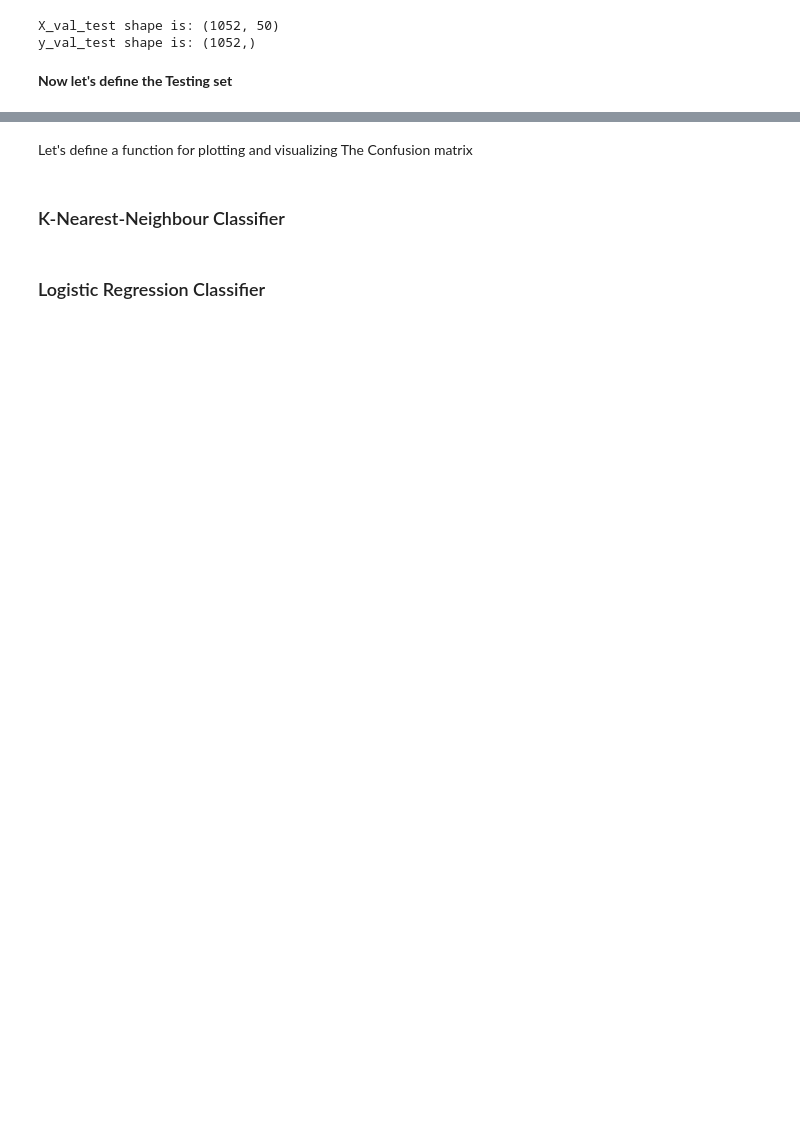
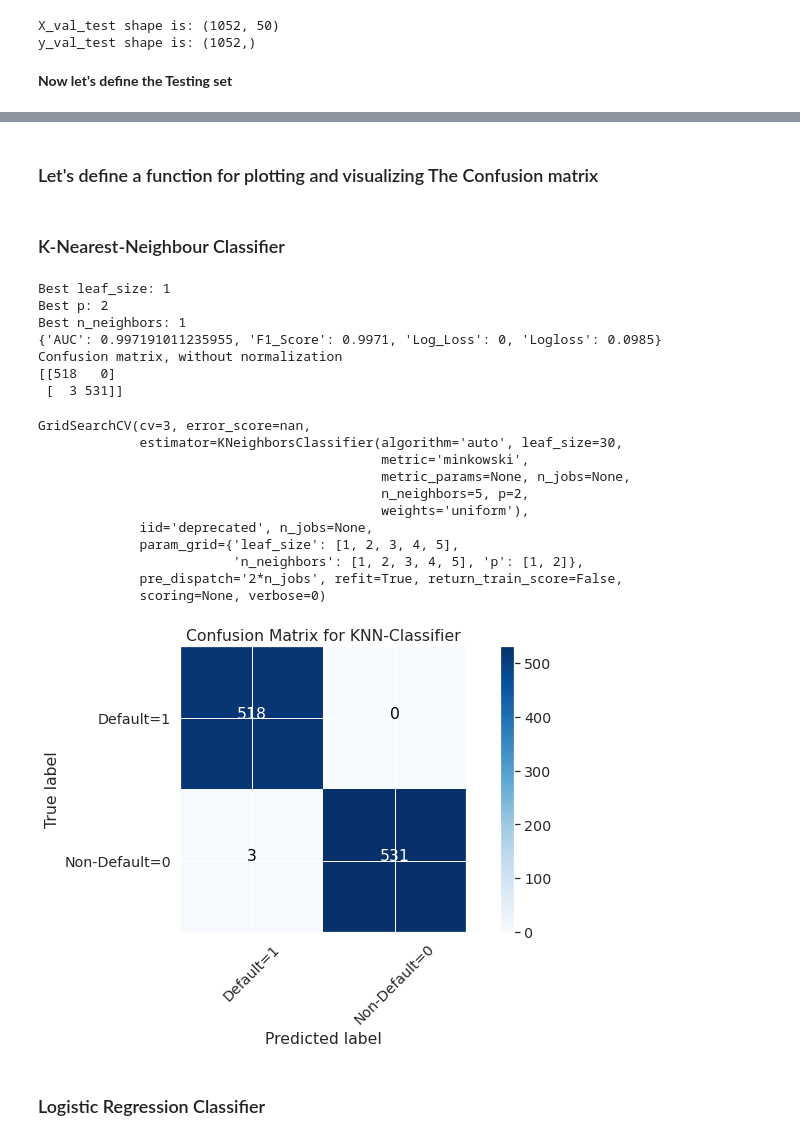
Before and after one commit to Lawrence-Krukrubo/Machine_Learning, a Jupyter notebook: loan_default_classifier.ipynb, the cells around one changed output, grey strips where cells are left out. Cells and saved outputs as stored; diff of their text form; code cells hidden in the pictures; blank space fills up the shorter version.

```diff
--- a/loan_default_classifier.ipynb
+++ b/loan_default_classifier.ipynb
@@ -750,3 +734,3 @@ X_test_set.head(3)
 # %% [markdown]
-Let's define a function for plotting and visualizing The Confusion matrix
+### Let's define a function for plotting and visualizing The Confusion matrix
 # %%
@@ -791,3 +833,26 @@ def plot_confusion_matrix(cm, classes,
+# %%
+KNN_Model = knn_classifier(X_train, y_train, X_val_test, y_val_test)
+KNN_Model
+# %% [output]
+Best leaf_size: 1
+Best p: 2
+Best n_neighbors: 1
+{'AUC': 0.997191011235955, 'F1_Score': 0.9971, 'Log_Loss': 0, 'Logloss': 0.0985}
+Confusion matrix, without normalization
+[[518   0]
+ [  3 531]]
+GridSearchCV(cv=3, error_score=nan,
+             estimator=KNeighborsClassifier(algorithm='auto', leaf_size=30,
+                                            metric='minkowski',
+                                            metric_params=None, n_jobs=None,
+                                            n_neighbors=5, p=2,
+                                            weights='uniform'),
+             iid='deprecated', n_jobs=None,
+             param_grid={'leaf_size': [1, 2, 3, 4, 5],
+                         'n_neighbors': [1, 2, 3, 4, 5], 'p': [1, 2]},
+             pre_dispatch='2*n_jobs', refit=True, return_train_score=False,
+             scoring=None, verbose=0)
+[figure, added]
 # %% [markdown]
 ### Logistic Regression Classifier
 # %%
```
Also changed, not shown: parts of 45 cells of this notebook.
